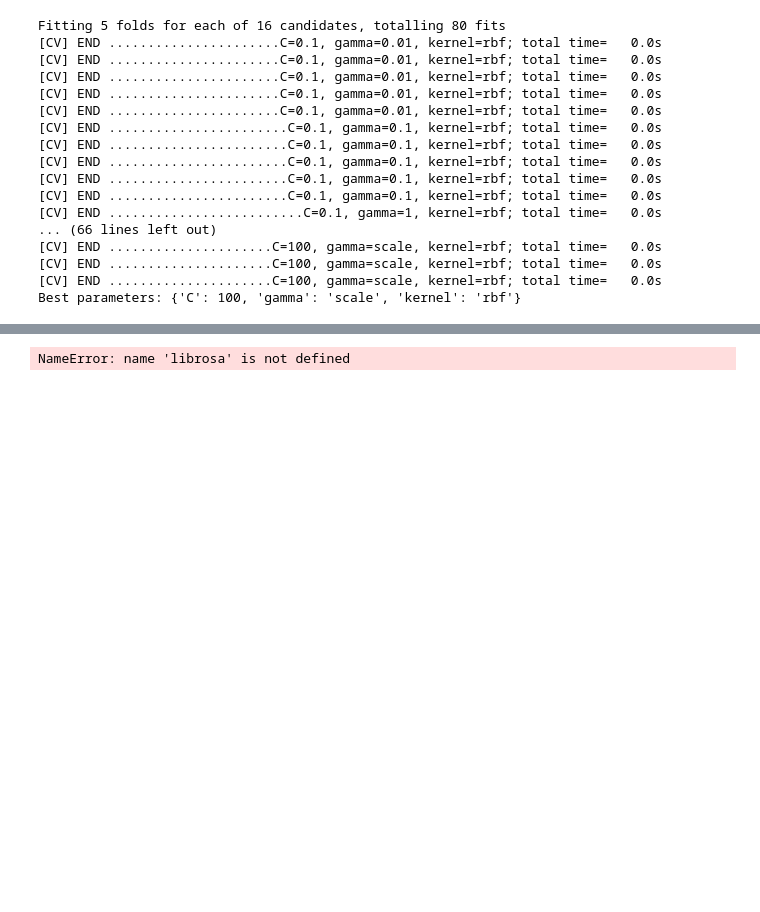
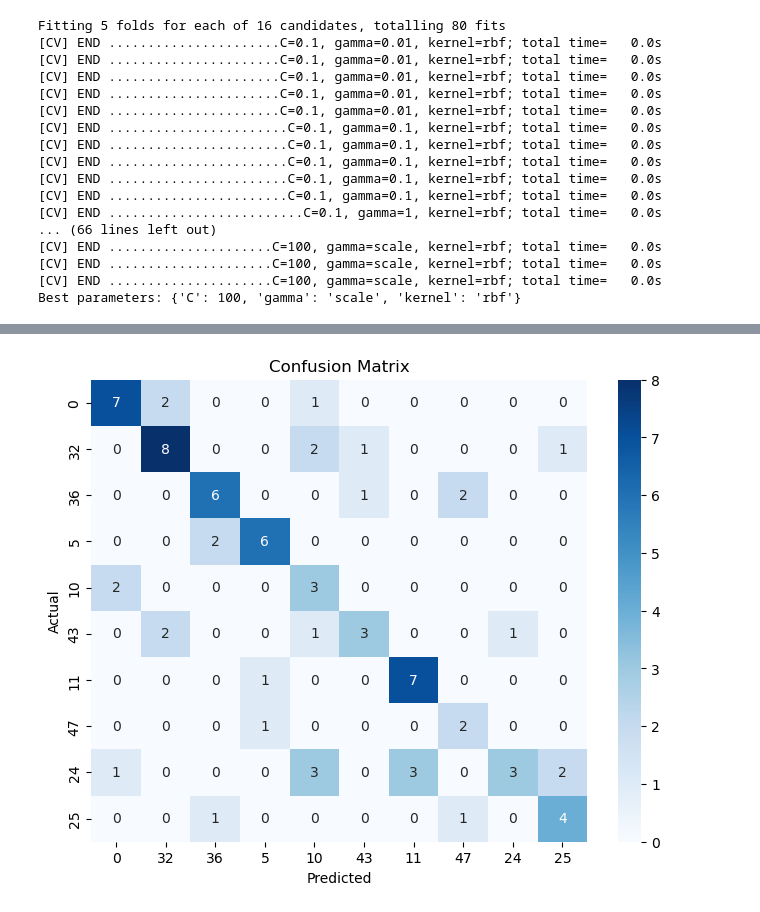
Before and after one commit to soheilbh/aed-challange, a Jupyter notebook: main.ipynb, the cells around one changed output, grey strips where cells are left out. Saved outputs shown, nothing was run; the diff lists cells and outputs as text; code cells hidden in the pictures; blank space fills up the shorter version.

```diff
--- a/main.ipynb
+++ b/main.ipynb
@@ -287,11 +288 @@ Explained variance ratio: [8.19097505e-01 1.25594637e-01 4.60136963e-02 4.211334
 Reduced feature shape: (320, 10)
-# %%
-param_grid = {
-    'C': [0.1, 1, 10, 100],
-    'gamma': [0.01, 0.1, 1, 'scale'],
-    'kernel': ['rbf']
-}
-
-grid_search = GridSearchCV(SVC(), param_grid, cv=5, verbose=2)
-grid_search.fit(X_train_pca, y_train)
-print("Best parameters:", grid_search.best_params_)
@@ -344,42 +317,10 @@ weighted avg       0.67      0.56      0.56        80
-# %%
-
-# Prepare feature lists
-keys_list = []
-combined_features = []
-
-# Loop through wave_list_data to extract features
-for category, filename, sample_rate, sound_data in wave_list_data:
-    # Extract class number
-    class_number = int(filename.split('-')[-1].replace('.wav', ''))
-    keys_list.append(class_number)
-
-    # Extract MFCCs and delta MFCCs
-    mfcc = librosa.feature.mfcc(y=sound_data, sr=sample_rate, n_mfcc=13)
-    delta_mfcc = librosa.feature.delta(mfcc)
-
-    # Combine MFCCs and delta MFCCs, then compute mean and std
-    mfcc_combined = np.concatenate((mfcc, delta_mfcc), axis=0)
-    mfcc_mean = np.mean(mfcc_combined, axis=1)
-    mfcc_std = np.std(mfcc_combined, axis=1)
-    mfcc_feature_vector = np.concatenate([mfcc_mean, mfcc_std])
-
-    # Append the combined MFCC features
-    combined_features.append(mfcc_feature_vector)
-
-# Convert to array
-X = np.array(combined_features)
-y = np.array(keys_list)
-
-# Train-test split
-X_train, X_test, y_train, y_test = train_test_split(X, y, test_size=0.2, random_state=42)
-
-# Train SVM
-svm = SVC(kernel='rbf', C=1.0, gamma='scale', random_state=42)
-svm.fit(X_train, y_train)
-
-# Predictions and evaluation
-y_pred = svm.predict(X_test)
-print("Classification Report:")
-print(classification_report(y_test, y_pred))
-# %% [output]
-NameError: name 'librosa' is not defined
+# %%
+cm = confusion_matrix(y_test, y_pred)
+plt.figure(figsize=(8, 6))
+sns.heatmap(cm, annot=True, fmt='d', cmap='Blues', xticklabels=set(y_train), yticklabels=set(y_train))
+plt.xlabel('Predicted')
+plt.ylabel('Actual')
+plt.title('Confusion Matrix')
+plt.show()
+# %% [output]
+[figure, added]
```
Also changed, not shown: parts of 9 cells of this notebook.
